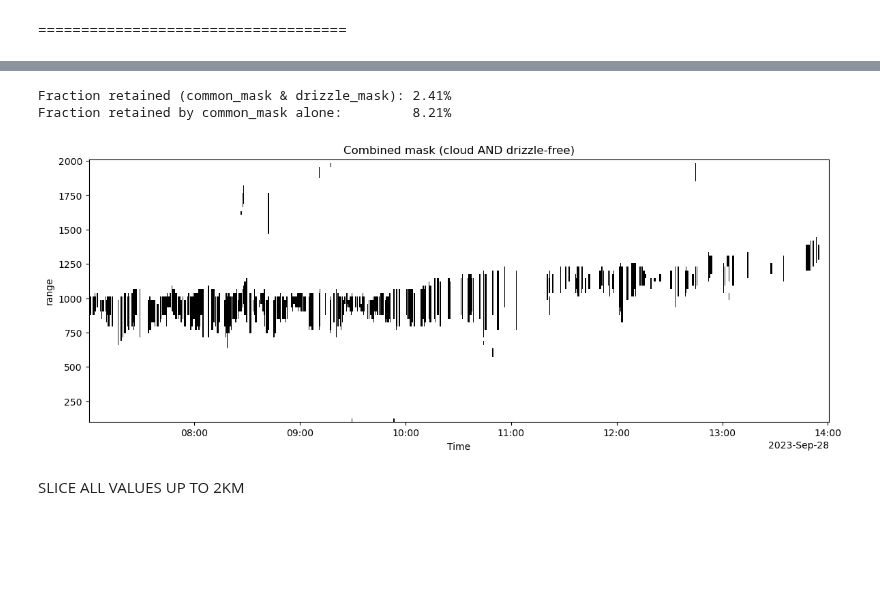
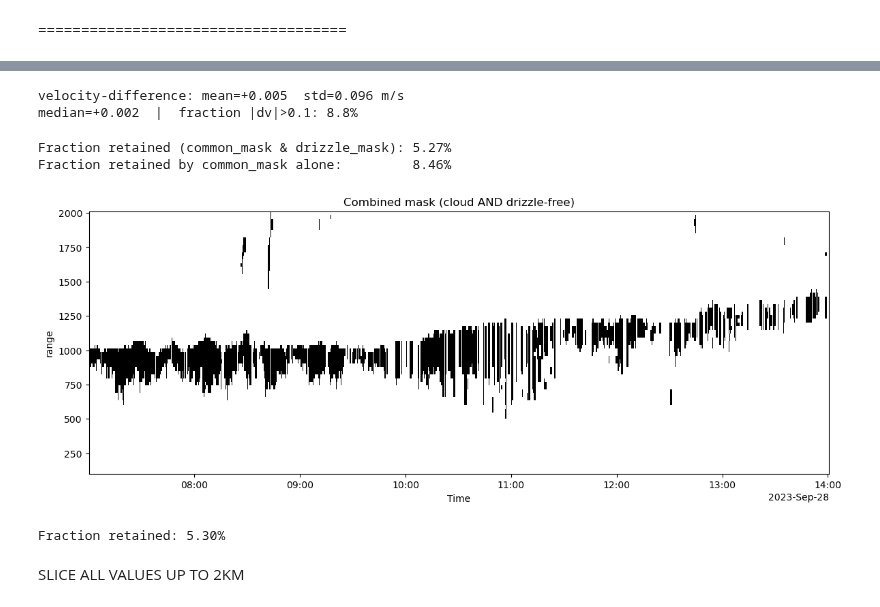
Before and after one commit to geronbreuergb-tech/dual_freq_radar_lwc, a Jupyter notebook: notebooks/03_dwr_and_masking.ipynb, the cells around one changed output, grey strips where cells are left out. Saved outputs shown, nothing was run; the diff lists cells and outputs as text; code cells hidden in the pictures; blank space fills up the shorter version.

Commit message:
Added for the drizzle filter a min(550m)  and max(1550m) altitude where drizzle is allowed. Same for the combined mask which only takes Values above 500m

```diff
--- a/notebooks/03_dwr_and_masking.ipynb
+++ b/notebooks/03_dwr_and_masking.ipynb
@@ -268,12 +265,15 @@ CLOUD MASK PLACEHOLDER AND FIRST TRY TO IMPLEMENT EARLY VERSION
 # %%
-# %% Real cloud mask (replace the all-True placeholder)
-# Cloud = both radars see a return above noise floor.
-# -40 dBZ is a conservative Ka-band cloud detection threshold.
+SL_W  = ds["SLv_W"]      # or ds["SLh_W"]
+SL_Ka = ds["SLv_Ka"]      # or ds["SLh_Ka"]
+
+SLv_W_dBZ  = 10 * np.log10(ds["SLv_W"])
+SLv_Ka_dBZ = 10 * np.log10(ds["SLv_Ka"])
+
 cloud_mask = (
     ds["Ze_Ka"].notnull()
     & ds["Ze_W"].notnull()
-    & (ds["Ze_Ka"] > -40)
-    & (ds["Ze_W"] > -40)
+    & (ds["Ze_Ka"] > SLv_Ka_dBZ)  # Use the sensitivity limit in dBZ
+    & (ds["Ze_W"] > SLv_W_dBZ)
 )
 cloud_mask.name = "cloud_mask"
 print(f"Cloud fraction (full column): {float(cloud_mask.mean()):.2%}")     # .2: two digits after decimal and %: that in percentage; .mean of Boolean array takes true as 1 and false as 0. So True divided by all Booleans in Array
@@ -321,8 +321,8 @@ def neighbour_filter(significant):
 )
     return xr.DataArray(count >= min_neighbours, dims=significant.dims, coords=significant.coords)          # returns dataarray where True means enough adjacent cells are fulfilling the criteria (i.e. are True). False means not enough adjacent cells are fulfilling the criteria (i.e. are False).
 
-sig_W  = ds["Ze_W"].notnull()  & (ds["Ze_W"]  > -40)                        #Same as cloud mask before
-sig_Ka = ds["Ze_Ka"].notnull() & (ds["Ze_Ka"] > -40)                        #Same as cloud mask before
+sig_W  = ds["Ze_W"].notnull()  & (ds["Ze_W"]  > SLv_W_dBZ)                        #Same as cloud mask before
+sig_Ka = ds["Ze_Ka"].notnull() & (ds["Ze_Ka"] > SLv_Ka_dBZ)                        #Same as cloud mask before
 
 neighbour_mask_W  = neighbour_filter(sig_W)
 neighbour_mask_Ka = neighbour_filter(sig_Ka)
@@ -357,8 +357,16 @@ plt.show()
 # %%
 # %% Drizzle filter (Hogan 2005 / Zhu 2019): |v_W - v_Ka| > 0.1 m/s
-dv_threshold = 0.10  # m/s
+dv_threshold = 0.2  # m/s
 
 dv = (ds["MeanVel_W"] - ds["MeanVel_Ka"]).where(common_mask)    # Velocity difference at cloud_masked gates; .where(cloud_mask) keeps only the values where cloud_mask is True, and sets the rest to NaN.
+
+min_drizzle_height = 550   # m
+max_drizzle_height = 1450  # m
+
+dv = dv.where(
+    (dv["range"] >= min_drizzle_height)
+    & (dv["range"] <= max_drizzle_height)
+)
 
 gate_flag = np.abs(dv) > dv_threshold          # Is this gate above the drizzle threshold?
 profile_flag = gate_flag.any(dim="range")       # Does this profile contain any drizzle gate? -> whole profile is true in that range.
@@ -372,11 +379,0 @@ Profiles removed by drizzle filter: 57.60%
-# %%
-# %% Drizzle filter (gate-level): mask only gates where |v_W - v_Ka| > 0.1 m/s
-dv_threshold = 0.10  # m/s
-
-dv = (ds["MeanVel_W"] - ds["MeanVel_Ka"]).where(common_mask)
-
-gate_flag = np.abs(dv) > dv_threshold      # True = Mie-contaminated gate
-drizzle_mask = ~gate_flag                   # True = keep gate, False = reject gate
-drizzle_mask.name = "drizzle_mask"
-
-print(f"Gates removed by drizzle filter: {float(gate_flag.mean()):.2%}")
@@ -434,25 +463,54 @@ Drizzle-flagged fraction within cloud: 3.28%
+# %%
+# %% Diagnose the drizzle-filter kill rate
+dv = (ds["MeanVel_W"] - ds["MeanVel_Ka"]).where(common_mask)
+dv_vals = dv.values[np.isfinite(dv.values)]
+print(f"velocity-difference: mean={dv_vals.mean():+.3f}  std={dv_vals.std():.3f} m/s")
+print(f"median={np.median(dv_vals):+.3f}  |  fraction |dv|>0.1: {(np.abs(dv_vals)>0.1).mean():.1%}")
+# Is the exceedance near cloud base (real drizzle) or everywhere (mismatch/noise)?
+# %% [output]
+velocity-difference: mean=+0.005  std=0.096 m/s
+median=+0.002  |  fraction |dv|>0.1: 8.8%
 # %%
 # %% Combine common_mask AND drizzle_mask into one mask
 combined_mask = common_mask & drizzle_mask
 combined_mask.name = "combined_mask"
+
+combined_mask = combined_mask.where(combined_mask["range"] >= 500, False)
 
 print(f"Fraction retained (common_mask & drizzle_mask): {float(combined_mask.mean()):.2%}")
 print(f"Fraction retained by common_mask alone:         {float(common_mask.mean()):.2%}")
 
 # %% Plot
 fig, ax = plt.subplots(figsize=(14, 5))
 
 combined_mask.sel(range=slice(0, 2000)).plot(
     x="Time", y="range", cmap="Greys",
     add_colorbar=False, ax=ax,
 )
 
 ax.set_title("Combined mask (cloud AND drizzle-free)")
 plt.show()
 # %% [output]
-Fraction retained (common_mask & drizzle_mask): 2.41%
-Fraction retained by common_mask alone:         8.21%
+Fraction retained (common_mask & drizzle_mask): 5.27%
+Fraction retained by common_mask alone:         8.46%
-[figure, old version]
+[figure, new version]
+# %%
+combined_mask = (
+    cloud_mask
+    & sig_W & neighbour_mask_W
+    & sig_Ka & neighbour_mask_Ka
+    & drizzle_mask
+)
+combined_mask.name = "combined_mask"
+
+dwr = ds["Ze_Ka"] - ds["Ze_W"]        # raw DWR, order doesn't matter here
+dwr.name = "DWR"
+
+dwr_2km_masked = dwr_2km.where(combined_mask)  # apply everything in one shot
+
+print(f"Fraction retained: {float(combined_mask.mean()):.2%}")
+# %% [output]
+Fraction retained: 5.30%
 # %% [markdown]
 SLICE ALL VALUES UP TO 2KM
 # %%
```
Also changed, not shown: parts of 28 cells of this notebook.
